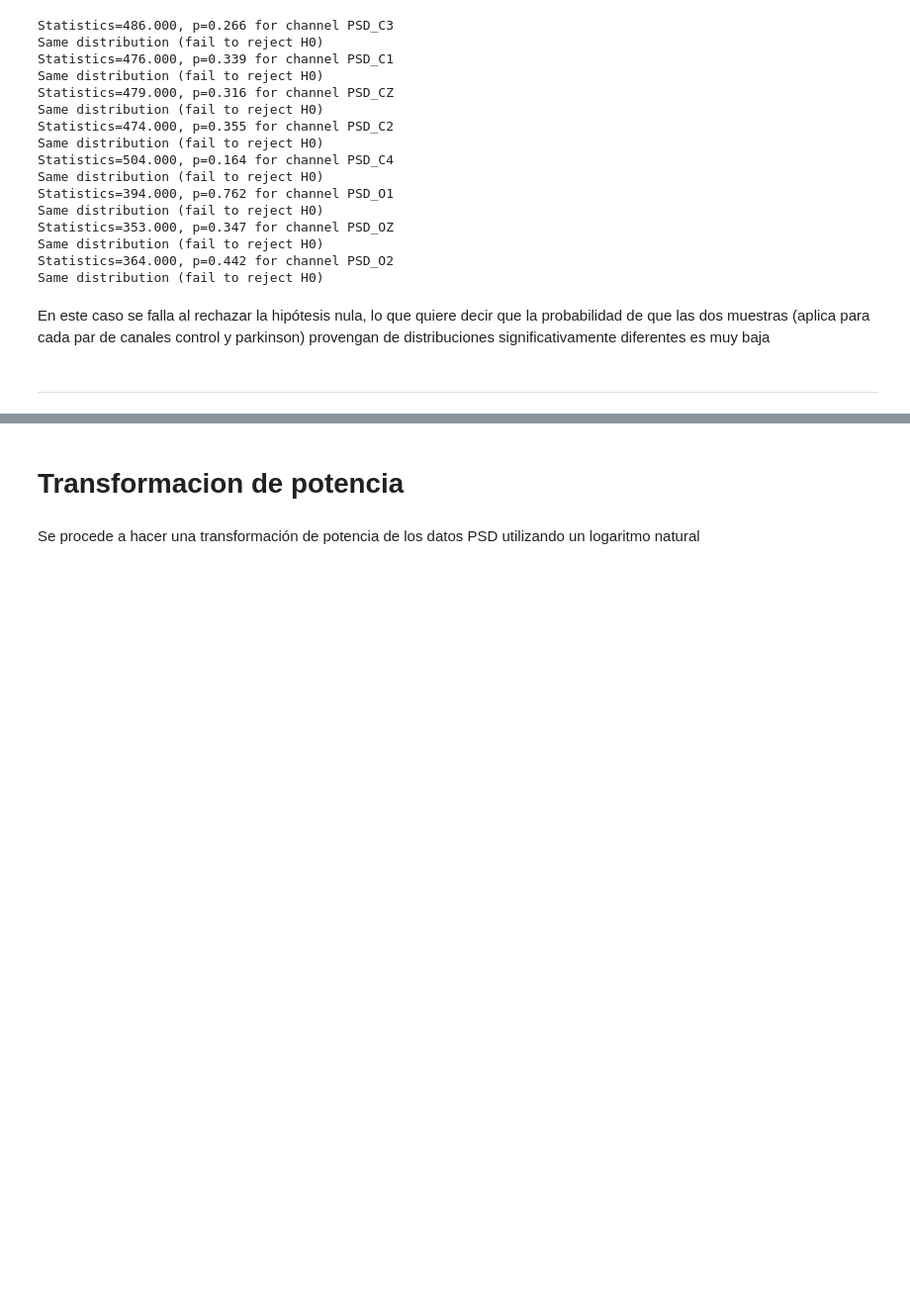
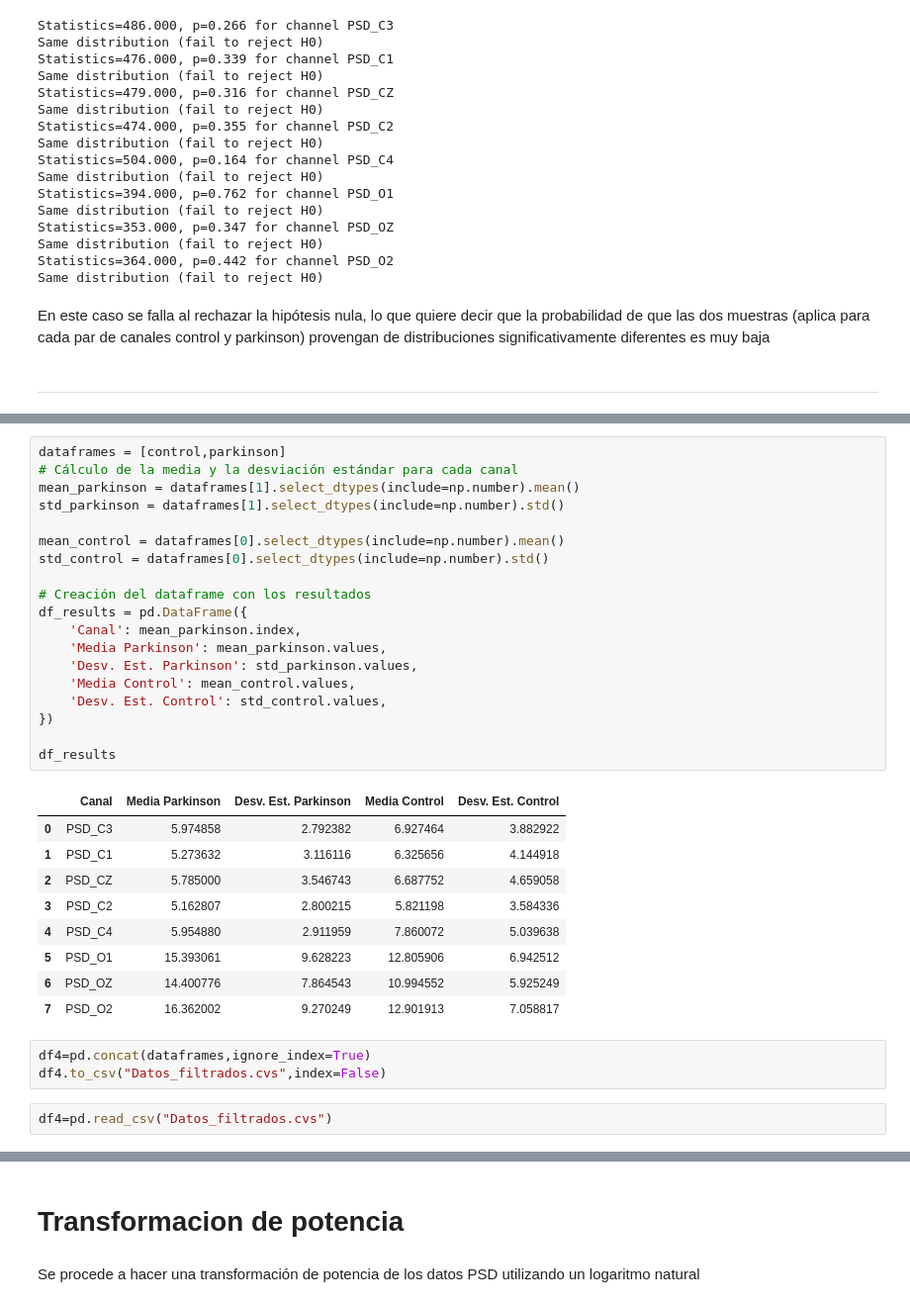
Before and after one commit to Astolfo2332/Parkinson_difference, a Jupyter notebook: Proyecto 2/Proyecto_2.ipynb, the cells around one changed output, grey strips where cells are left out. Shown at 99% size. Cells and saved outputs as stored; diff of their text form; blank space fills up the shorter version.

```diff
--- a/Proyecto 2/Proyecto_2.ipynb
+++ b/Proyecto 2/Proyecto_2.ipynb
@@ -495,0 +588,34 @@ En este caso se falla al rechazar la hipótesis nula, lo que quiere decir que la
+# %%
+dataframes = [control,parkinson]
+# Cálculo de la media y la desviación estándar para cada canal
+mean_parkinson = dataframes[1].select_dtypes(include=np.number).mean()
+std_parkinson = dataframes[1].select_dtypes(include=np.number).std()
+
+mean_control = dataframes[0].select_dtypes(include=np.number).mean()
+std_control = dataframes[0].select_dtypes(include=np.number).std()
+
+# Creación del dataframe con los resultados
+df_results = pd.DataFrame({
+    'Canal': mean_parkinson.index,
+    'Media Parkinson': mean_parkinson.values,
+    'Desv. Est. Parkinson': std_parkinson.values,
+    'Media Control': mean_control.values,
+    'Desv. Est. Control': std_control.values,
+})
+
+df_results
+# %% [output]
+|  | Canal | Media Parkinson | Desv. Est. Parkinson | Media Control | Desv. Est. Control |
+| 0 | PSD_C3 | 5.974858 | 2.792382 | 6.927464 | 3.882922 |
+| 1 | PSD_C1 | 5.273632 | 3.116116 | 6.325656 | 4.144918 |
+| 2 | PSD_CZ | 5.785000 | 3.546743 | 6.687752 | 4.659058 |
+| 3 | PSD_C2 | 5.162807 | 2.800215 | 5.821198 | 3.584336 |
+| 4 | PSD_C4 | 5.954880 | 2.911959 | 7.860072 | 5.039638 |
+| 5 | PSD_O1 | 15.393061 | 9.628223 | 12.805906 | 6.942512 |
+| 6 | PSD_OZ | 14.400776 | 7.864543 | 10.994552 | 5.925249 |
+| 7 | PSD_O2 | 16.362002 | 9.270249 | 12.901913 | 7.058817 |
+# %%
+df4=pd.concat(dataframes,ignore_index=True)
+df4.to_csv("Datos_filtrados.cvs",index=False)
+# %%
+df4=pd.read_csv("Datos_filtrados.cvs")
```
Also changed, not shown: parts of 10 cells of this notebook, 1 other file.
